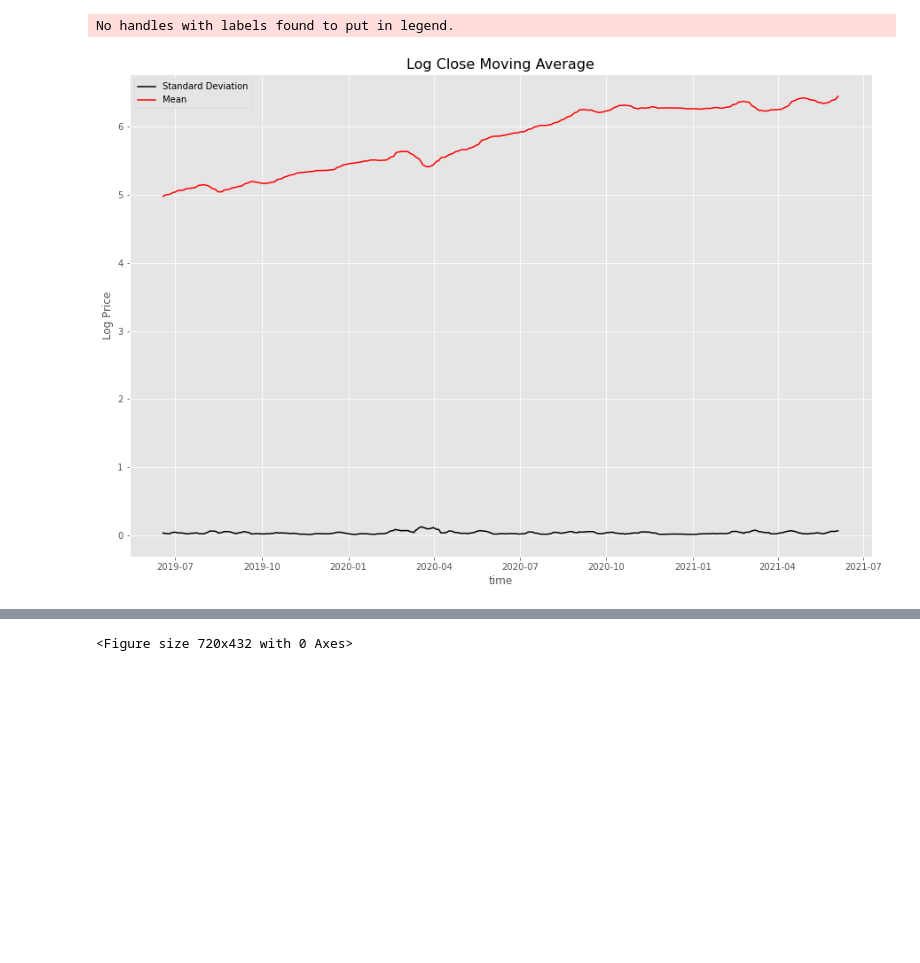
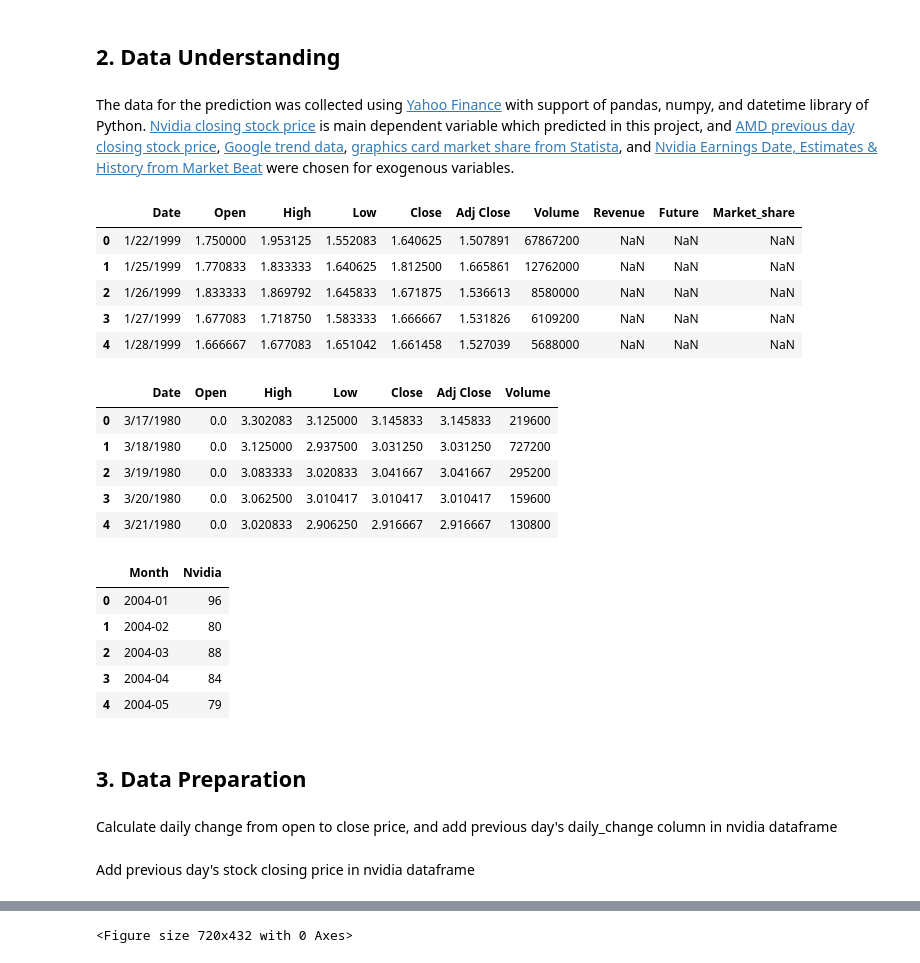
Before and after one commit to jayce7376/Nvidia_Stock_Prediction, a Jupyter notebook: Nvidia_Stock_Prediction.ipynb, the cells around one changed output, grey strips where cells are left out. Saved outputs shown, nothing was run; the diff lists cells and outputs as text; code cells hidden in the pictures; blank space fills up the shorter version.

```diff
--- a/Nvidia_Stock_Prediction.ipynb
+++ b/Nvidia_Stock_Prediction.ipynb
@@ -212,18 +59,4 @@ dtype: float64
-# %%
-rcParams['figure.figsize'] = 10, 6
-nvidia_stock_log = np.log(nvidia.Close)
-moving_avg = nvidia_stock_log.rolling(12).mean()
-std_dev = nvidia_stock_log.rolling(12).std()
-plt.figure(figsize=(15,10))
-plt.legend(loc='best')
-plt.title('Log Close Moving Average', fontsize=16)
-plt.xlabel("time")
-plt.ylabel("Log Price")
-plt.plot(std_dev, color ="black", label = "Standard Deviation")
-plt.plot(moving_avg, color="red", label = "Mean")
-plt.legend()
-plt.savefig('./images/log_close_moving_average.png')
-plt.show()
-# %% [output]
-No handles with labels found to put in legend.
-[figure, removed]
+# %% [markdown]
+## 2. Data Understanding
+# %% [markdown]
+The data for the prediction was collected using [Yahoo Finance](https://finance.yahoo.com/) with support of pandas, numpy, and datetime library of Python. [Nvidia closing stock price](https://finance.yahoo.com/quote/NVDA/history?p=NVDA) is main dependent variable which predicted in this project, and [AMD previous day closing stock price](https://finance.yahoo.com/quote/AMD?p=AMD&.tsrc=fin-srch), [Google trend data](https://trends.google.com/trends/explore?q=nvidia&geo=US), [graphics card market share from Statista](https://www.statista.com/statistics/274005/market-share-of-global-graphics-card-shipments-since-3rd-quarter-2010/), and [Nvidia Earnings Date, Estimates & History from Market Beat](https://www.marketbeat.com/stocks/NASDAQ/NVDA/earnings/) were chosen for exogenous variables.
@@ -229,0 +68,31 @@ No handles with labels found to put in legend.
+# %%
+nvidia.head()
+# %% [output]
+|  | Date | Open | High | Low | Close | Adj Close | Volume | Revenue | Future | Market_share |
+| 0 | 1/22/1999 | 1.750000 | 1.953125 | 1.552083 | 1.640625 | 1.507891 | 67867200 | NaN | NaN | NaN |
+| 1 | 1/25/1999 | 1.770833 | 1.833333 | 1.640625 | 1.812500 | 1.665861 | 12762000 | NaN | NaN | NaN |
+| 2 | 1/26/1999 | 1.833333 | 1.869792 | 1.645833 | 1.671875 | 1.536613 | 8580000 | NaN | NaN | NaN |
+| 3 | 1/27/1999 | 1.677083 | 1.718750 | 1.583333 | 1.666667 | 1.531826 | 6109200 | NaN | NaN | NaN |
+| 4 | 1/28/1999 | 1.666667 | 1.677083 | 1.651042 | 1.661458 | 1.527039 | 5688000 | NaN | NaN | NaN |
+# %%
+amd.head()
+# %% [output]
+|  | Date | Open | High | Low | Close | Adj Close | Volume |
+| 0 | 3/17/1980 | 0.0 | 3.302083 | 3.125000 | 3.145833 | 3.145833 | 219600 |
+| 1 | 3/18/1980 | 0.0 | 3.125000 | 2.937500 | 3.031250 | 3.031250 | 727200 |
+| 2 | 3/19/1980 | 0.0 | 3.083333 | 3.020833 | 3.041667 | 3.041667 | 295200 |
+| 3 | 3/20/1980 | 0.0 | 3.062500 | 3.010417 | 3.010417 | 3.010417 | 159600 |
+| 4 | 3/21/1980 | 0.0 | 3.020833 | 2.906250 | 2.916667 | 2.916667 | 130800 |
+# %%
+nvidia_trend.head()
+# %% [output]
+|  | Month | Nvidia |
+| 0 | 2004-01 | 96 |
+| 1 | 2004-02 | 80 |
+| 2 | 2004-03 | 88 |
+| 3 | 2004-04 | 84 |
+| 4 | 2004-05 | 79 |
+# %% [markdown]
+## 3. Data Preparation
+# %% [markdown]
+Calculate daily change from open to close price, and add previous day's daily_change column in nvidia dataframe
@@ -229,0 +105,2 @@ No handles with labels found to put in legend.
+# %% [markdown]
+Add previous day's stock closing price in nvidia dataframe
```
Also changed, not shown: parts of 89 cells of this notebook, 2 other files.
